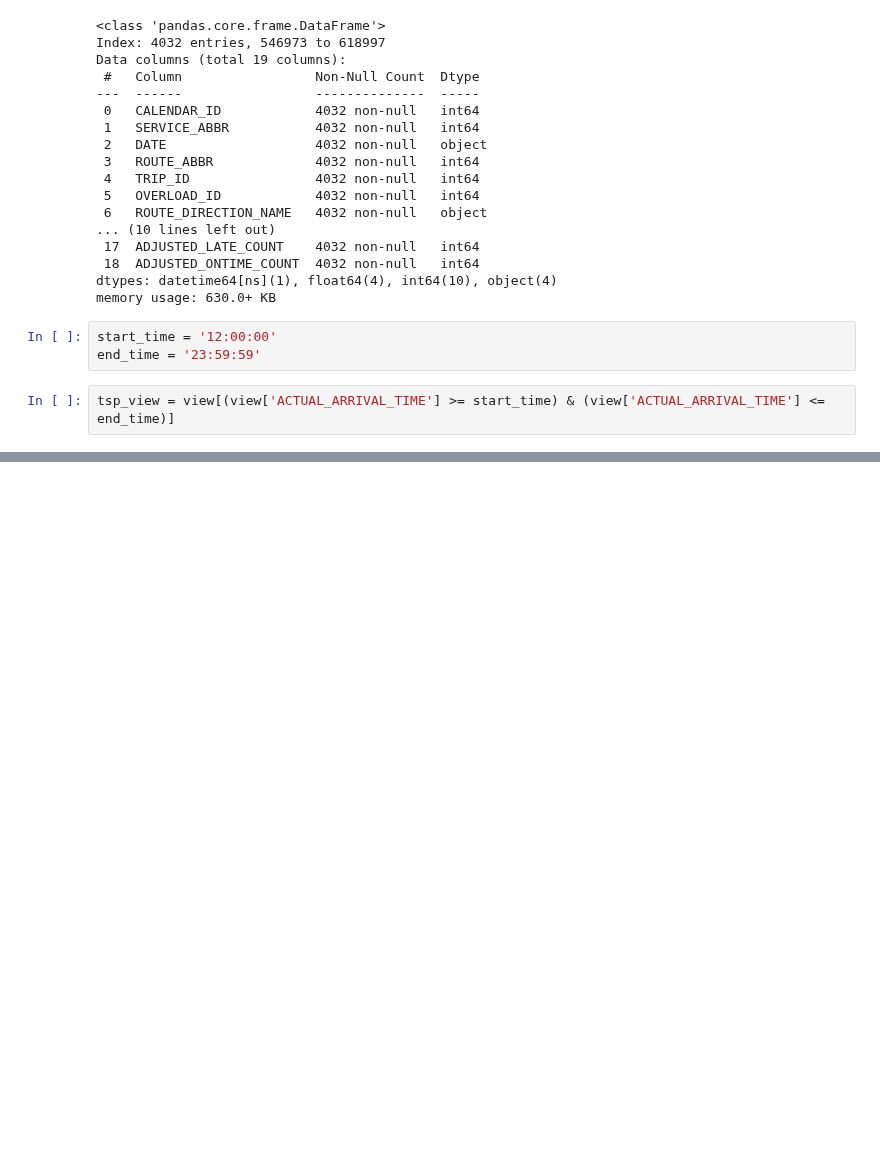
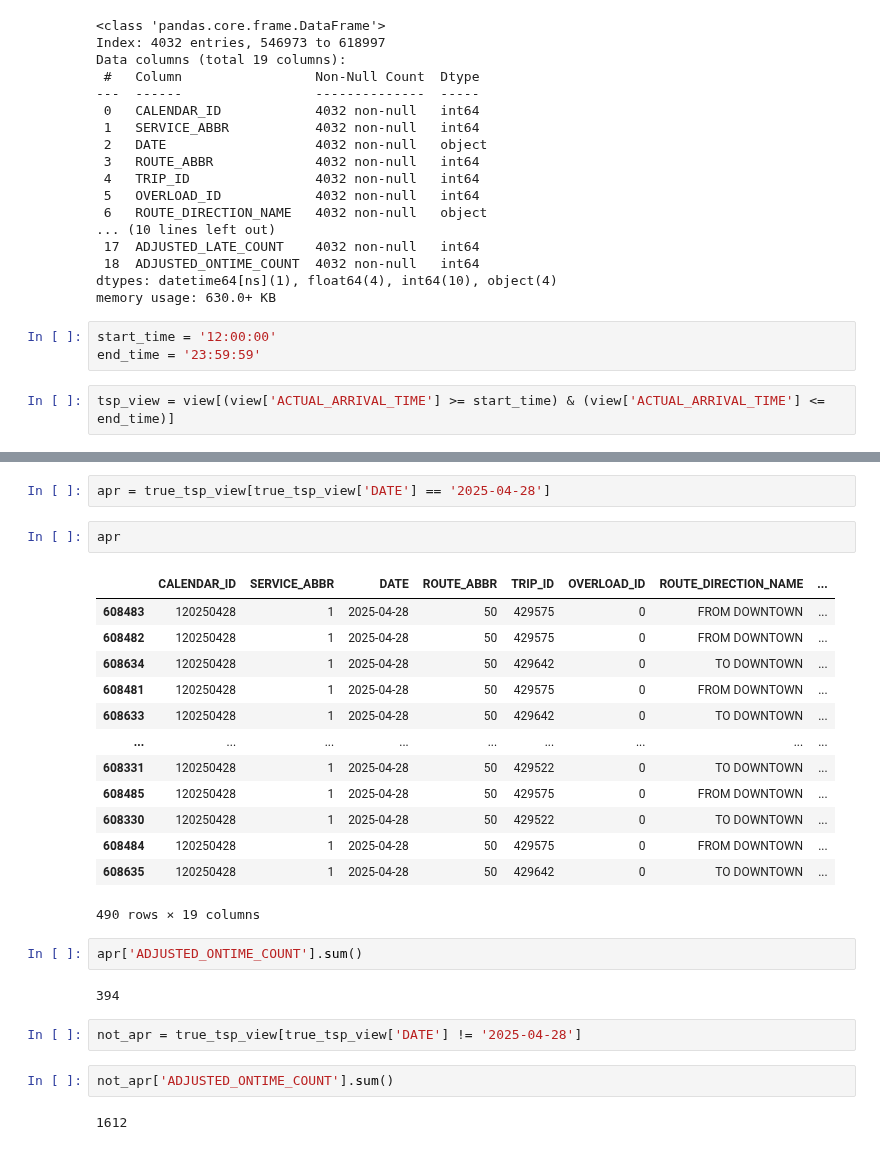
Before and after one commit to NSS-Data-Analytics-Cohort-14/wego-partnerproject-da14-v2-kshaffer93, a Jupyter notebook: notebooks/WeGo Data Introduction.ipynb, the cells around one changed output, grey strips where cells are left out. Cells and saved outputs as stored; diff of their text form; blank space fills up the shorter version.

```diff
--- a/notebooks/WeGo Data Introduction.ipynb
+++ b/notebooks/WeGo Data Introduction.ipynb
@@ -273,0 +318,28 @@ tsp_view
+# %%
+apr = true_tsp_view[true_tsp_view['DATE'] == '2025-04-28']
+# %%
+apr
+# %% [output]
+|  | CALENDAR_ID | SERVICE_ABBR | DATE | ROUTE_ABBR | TRIP_ID | OVERLOAD_ID | ROUTE_DIRECTION_NAME | ... |
+| 608483 | 120250428 | 1 | 2025-04-28 | 50 | 429575 | 0 | FROM DOWNTOWN | ... |
+| 608482 | 120250428 | 1 | 2025-04-28 | 50 | 429575 | 0 | FROM DOWNTOWN | ... |
+| 608634 | 120250428 | 1 | 2025-04-28 | 50 | 429642 | 0 | TO DOWNTOWN | ... |
+| 608481 | 120250428 | 1 | 2025-04-28 | 50 | 429575 | 0 | FROM DOWNTOWN | ... |
+| 608633 | 120250428 | 1 | 2025-04-28 | 50 | 429642 | 0 | TO DOWNTOWN | ... |
+| ... | ... | ... | ... | ... | ... | ... | ... | ... |
+| 608331 | 120250428 | 1 | 2025-04-28 | 50 | 429522 | 0 | TO DOWNTOWN | ... |
+| 608485 | 120250428 | 1 | 2025-04-28 | 50 | 429575 | 0 | FROM DOWNTOWN | ... |
+| 608330 | 120250428 | 1 | 2025-04-28 | 50 | 429522 | 0 | TO DOWNTOWN | ... |
+| 608484 | 120250428 | 1 | 2025-04-28 | 50 | 429575 | 0 | FROM DOWNTOWN | ... |
+| 608635 | 120250428 | 1 | 2025-04-28 | 50 | 429642 | 0 | TO DOWNTOWN | ... |
+490 rows × 19 columns
+# %%
+apr['ADJUSTED_ONTIME_COUNT'].sum()
+# %% [output]
+394
+# %%
+not_apr = true_tsp_view[true_tsp_view['DATE'] != '2025-04-28']
+# %%
+not_apr['ADJUSTED_ONTIME_COUNT'].sum()
+# %% [output]
+1612
```
Also changed, not shown: parts of 13 cells of this notebook.
